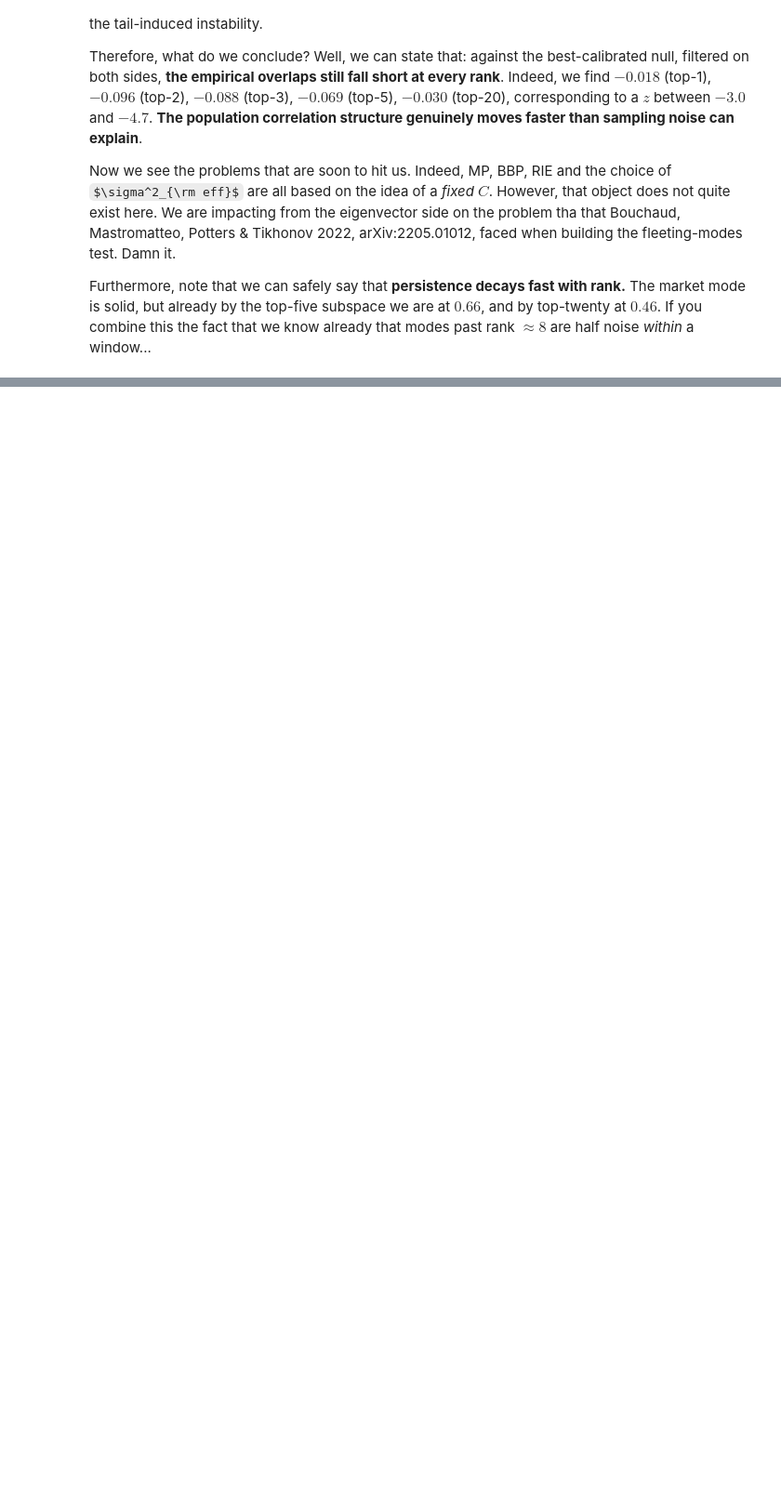
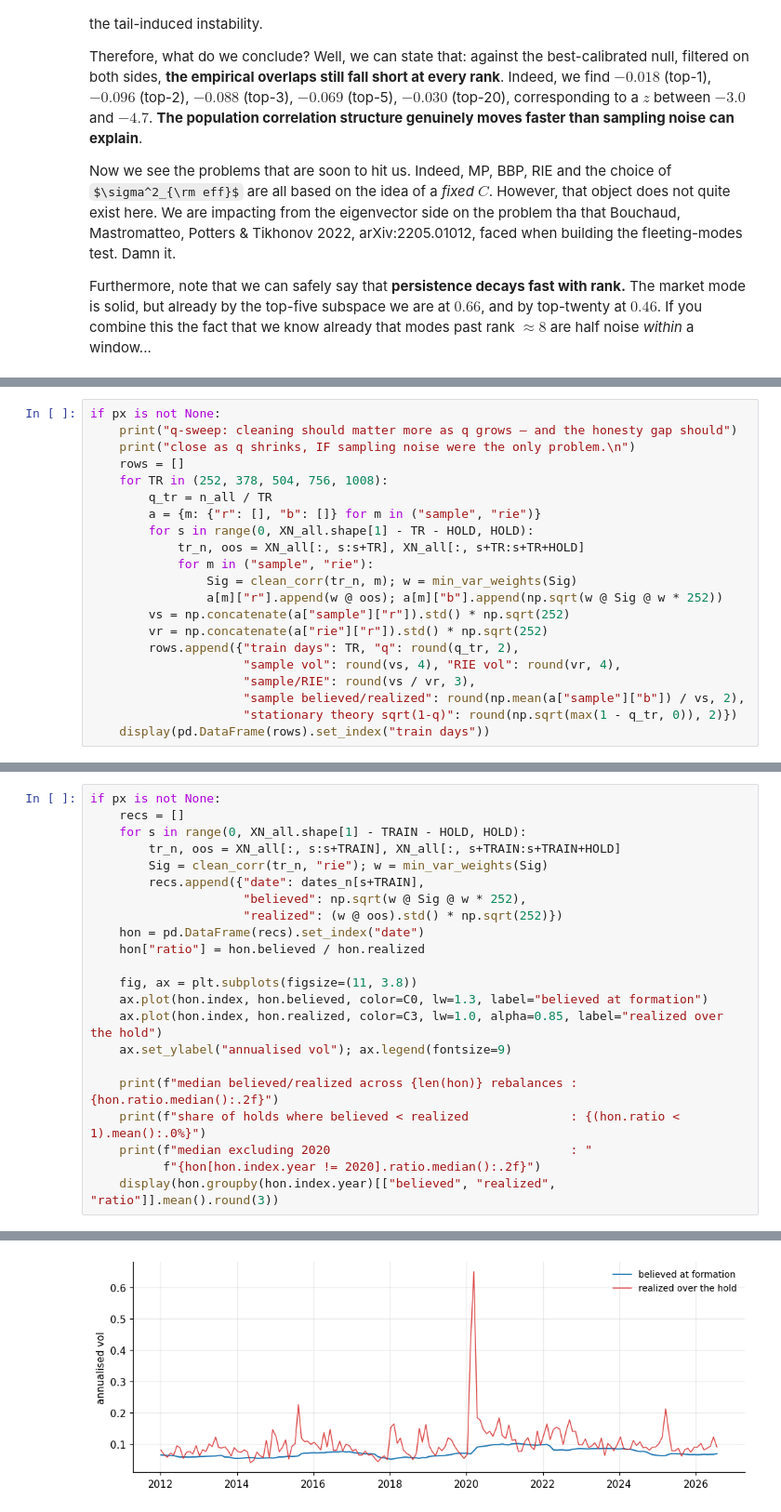
Before and after one commit to MarcoGaloppo/Quant-RMT-FatTails, a Jupyter notebook: narrative_rmt_market_data.ipynb, the cells around one changed output, grey strips where cells are left out. Shown at 93% size. Cells and saved outputs as stored; diff of their text form; some formulas as TeX source; blank space fills up the shorter version.

Commit message:
Part 5: cleaning the SCM on real data.

```diff
--- a/narrative_rmt_market_data.ipynb
+++ b/narrative_rmt_market_data.ipynb
@@ -1051,0 +1150,21 @@ Furthermore, note that we can safely say that  **persistence decays fast with ra
+# %%
+if px is not None:
+    print("q-sweep: cleaning should matter more as q grows — and the honesty gap should")
+    print("close as q shrinks, IF sampling noise were the only problem.\n")
+    rows = []
+    for TR in (252, 378, 504, 756, 1008):
+        q_tr = n_all / TR
+        a = {m: {"r": [], "b": []} for m in ("sample", "rie")}
+        for s in range(0, XN_all.shape[1] - TR - HOLD, HOLD):
+            tr_n, oos = XN_all[:, s:s+TR], XN_all[:, s+TR:s+TR+HOLD]
+            for m in ("sample", "rie"):
+                Sig = clean_corr(tr_n, m); w = min_var_weights(Sig)
+                a[m]["r"].append(w @ oos); a[m]["b"].append(np.sqrt(w @ Sig @ w * 252))
+        vs = np.concatenate(a["sample"]["r"]).std() * np.sqrt(252)
+        vr = np.concatenate(a["rie"]["r"]).std() * np.sqrt(252)
+        rows.append({"train days": TR, "q": round(q_tr, 2),
+                     "sample vol": round(vs, 4), "RIE vol": round(vr, 4),
+                     "sample/RIE": round(vs / vr, 3),
+                     "sample believed/realized": round(np.mean(a["sample"]["b"]) / vs, 2),
+                     "stationary theory sqrt(1-q)": round(np.sqrt(max(1 - q_tr, 0)), 2)})
+    display(pd.DataFrame(rows).set_index("train days"))
@@ -1051,0 +1191,23 @@ Furthermore, note that we can safely say that  **persistence decays fast with ra
+# %%
+if px is not None:
+    recs = []
+    for s in range(0, XN_all.shape[1] - TRAIN - HOLD, HOLD):
+        tr_n, oos = XN_all[:, s:s+TRAIN], XN_all[:, s+TRAIN:s+TRAIN+HOLD]
+        Sig = clean_corr(tr_n, "rie"); w = min_var_weights(Sig)
+        recs.append({"date": dates_n[s+TRAIN],
+                     "believed": np.sqrt(w @ Sig @ w * 252),
+                     "realized": (w @ oos).std() * np.sqrt(252)})
+    hon = pd.DataFrame(recs).set_index("date")
+    hon["ratio"] = hon.believed / hon.realized
+
+    fig, ax = plt.subplots(figsize=(11, 3.8))
+    ax.plot(hon.index, hon.believed, color=C0, lw=1.3, label="believed at formation")
+    ax.plot(hon.index, hon.realized, color=C3, lw=1.0, alpha=0.85, label="realized over the hold")
+    ax.set_ylabel("annualised vol"); ax.legend(fontsize=9)
+
+    print(f"median believed/realized across {len(hon)} rebalances : {hon.ratio.median():.2f}")
+    print(f"share of holds where believed < realized              : {(hon.ratio < 1).mean():.0%}")
+    print(f"median excluding 2020                                 : "
+          f"{hon[hon.index.year != 2020].ratio.median():.2f}")
+    display(hon.groupby(hon.index.year)[["believed", "realized", "ratio"]].mean().round(3))
+# %% [output]
@@ -1051,0 +1234 @@ Furthermore, note that we can safely say that  **persistence decays fast with ra
+[figure, added]
```
Also changed, not shown: parts of 7 cells of this notebook.
